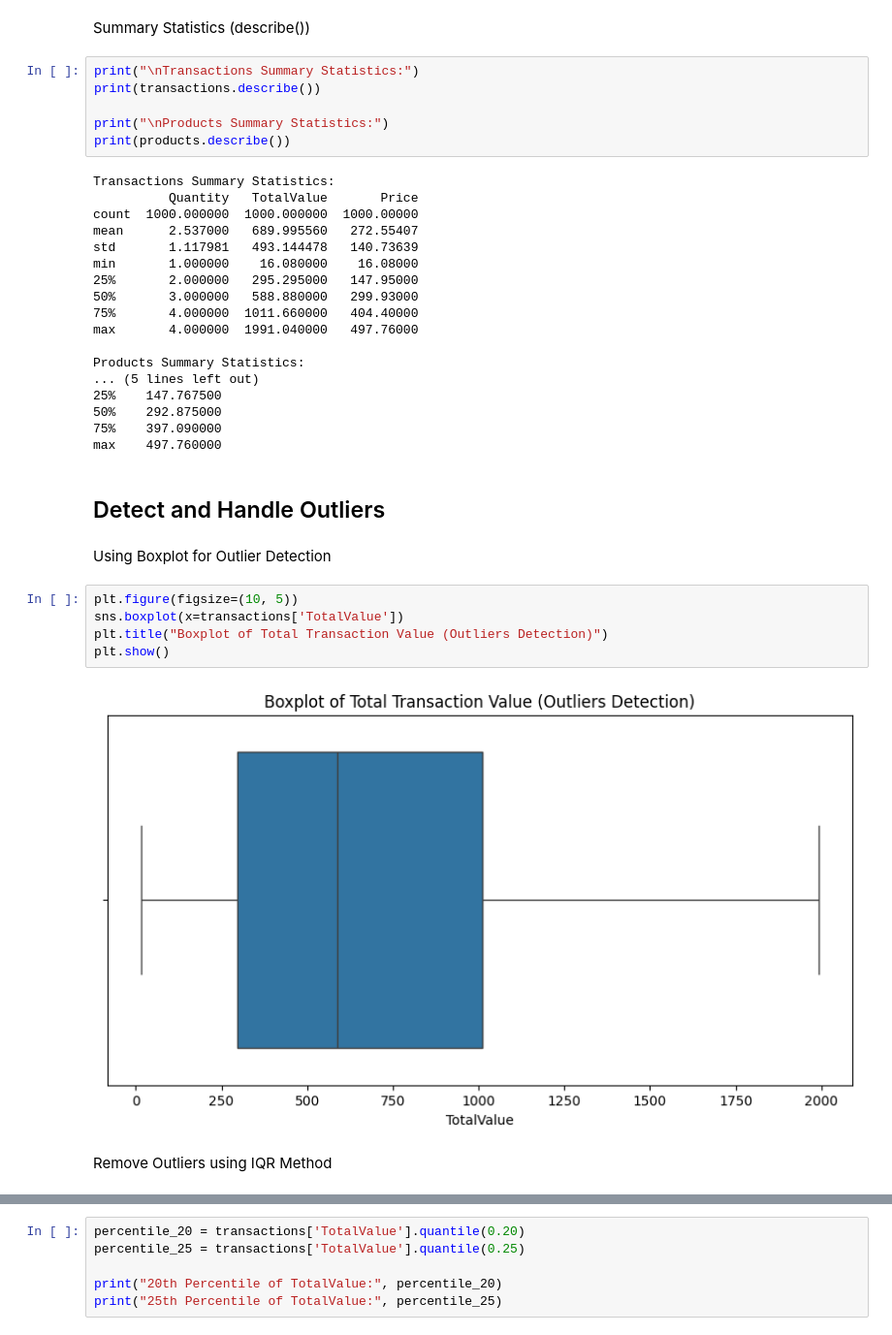
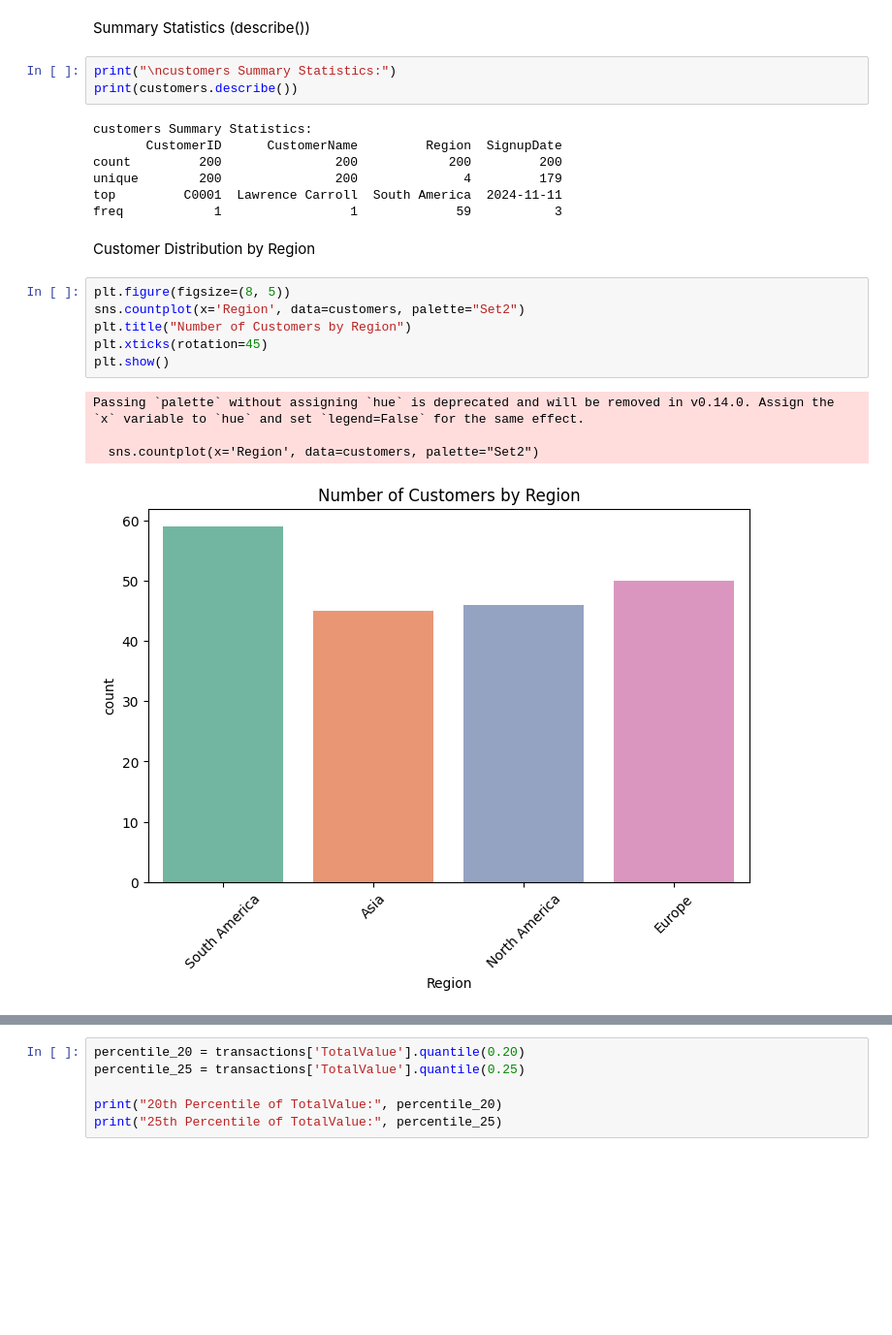
Before and after one commit to HarshitSahni18/TASKS, a Jupyter notebook: EDA.ipynb, the cells around one changed output, grey strips where cells are left out. Shown: that part at 97% size. Cells and saved outputs as stored; diff of their text form; blank space fills up the shorter version.

Commit message:
EDA for customers , products and transactions

```diff
--- a/EDA.ipynb
+++ b/EDA.ipynb
@@ -153,39 +108,25 @@ Passing `palette` without assigning `hue` is deprecated and will be removed in v
 # %% [markdown]
 Summary Statistics (describe())
 # %%
-print("\nTransactions Summary Statistics:")
-print(transactions.describe())
-
-print("\nProducts Summary Statistics:")
-print(products.describe())
+print("\ncustomers Summary Statistics:")
+print(customers.describe())
 # %% [output]
-Transactions Summary Statistics:
-          Quantity   TotalValue       Price
-count  1000.000000  1000.000000  1000.00000
-mean      2.537000   689.995560   272.55407
-std       1.117981   493.144478   140.73639
-min       1.000000    16.080000    16.08000
-25%       2.000000   295.295000   147.95000
-50%       3.000000   588.880000   299.93000
-75%       4.000000  1011.660000   404.40000
-max       4.000000  1991.040000   497.76000
-
-Products Summary Statistics:
-... (5 lines left out)
-25%    147.767500
-50%    292.875000
-75%    397.090000
-max    497.760000
+customers Summary Statistics:
+       CustomerID      CustomerName         Region  SignupDate
+count         200               200            200         200
+unique        200               200              4         179
+top         C0001  Lawrence Carroll  South America  2024-11-11
+freq            1                 1             59           3
-# %% [markdown]
-## Detect and Handle Outliers
-# %% [markdown]
-Using Boxplot for Outlier Detection
+# %% [markdown]
+Customer Distribution by Region
 # %%
-plt.figure(figsize=(10, 5))
-sns.boxplot(x=transactions['TotalValue'])
-plt.title("Boxplot of Total Transaction Value (Outliers Detection)")
+plt.figure(figsize=(8, 5))
+sns.countplot(x='Region', data=customers, palette="Set2")
+plt.title("Number of Customers by Region")
+plt.xticks(rotation=45)
 plt.show()
 # %% [output]
+Passing `palette` without assigning `hue` is deprecated and will be removed in v0.14.0. Assign the `x` variable to `hue` and set `legend=False` for the same effect.
+
+  sns.countplot(x='Region', data=customers, palette="Set2")
-[figure, old version]
+[figure, new version]
-# %% [markdown]
-Remove Outliers using IQR Method
```
Also changed, not shown: parts of 39 cells of this notebook.
